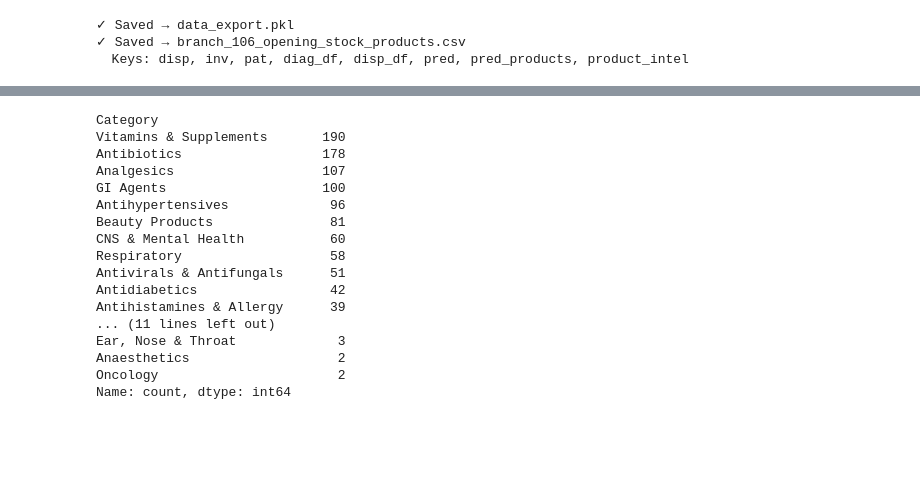
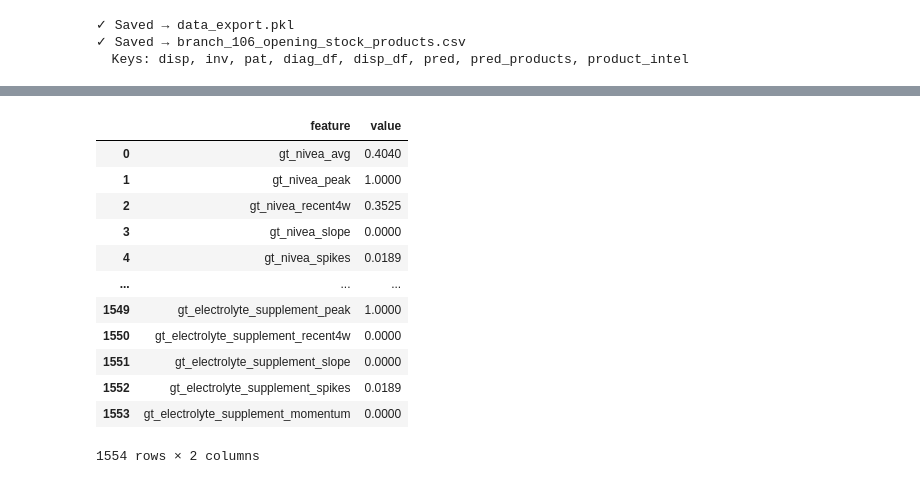
Before and after one commit to Afyanalytics-Research-Ltd/dashboard, a Jupyter notebook: snowflake/tendri/new_stock_prediction/open_stock_list_pred_2.ipynb, the cells around one changed output, grey strips where cells are left out. Drawn from its saved outputs; the diff is of its cells as text; code cells hidden in the pictures; blank space fills up the shorter version.

```diff
--- a/snowflake/tendri/new_stock_prediction/open_stock_list_pred_2.ipynb
+++ b/snowflake/tendri/new_stock_prediction/open_stock_list_pred_2.ipynb
@@ -1918,20 +1866,17 @@ pred_products_output.head(20)
-# %%
-pred_products_output[["Category"]].value_counts()
-# %% [output]
-Category
-Vitamins & Supplements       190
-Antibiotics                  178
-Analgesics                   107
-GI Agents                    100
-Antihypertensives             96
-Beauty Products               81
-CNS & Mental Health           60
-Respiratory                   58
-Antivirals & Antifungals      51
-Antidiabetics                 42
-Antihistamines & Allergy      39
-... (11 lines left out)
-Ear, Nose & Throat             3
-Anaesthetics                   2
-Oncology                       2
-Name: count, dtype: int64
+# %%
+embu_trends_category_index.head(5)
+_gt_df
+# %% [output]
+|  | feature | value |
+| 0 | gt_nivea_avg | 0.4040 |
+| 1 | gt_nivea_peak | 1.0000 |
+| 2 | gt_nivea_recent4w | 0.3525 |
+| 3 | gt_nivea_slope | 0.0000 |
+| 4 | gt_nivea_spikes | 0.0189 |
+| ... | ... | ... |
+| 1549 | gt_electrolyte_supplement_peak | 1.0000 |
+| 1550 | gt_electrolyte_supplement_recent4w | 0.0000 |
+| 1551 | gt_electrolyte_supplement_slope | 0.0000 |
+| 1552 | gt_electrolyte_supplement_spikes | 0.0189 |
+| 1553 | gt_electrolyte_supplement_momentum | 0.0000 |
+1554 rows × 2 columns
```
Also changed, not shown: parts of 16 cells of this notebook, 2 other files.
